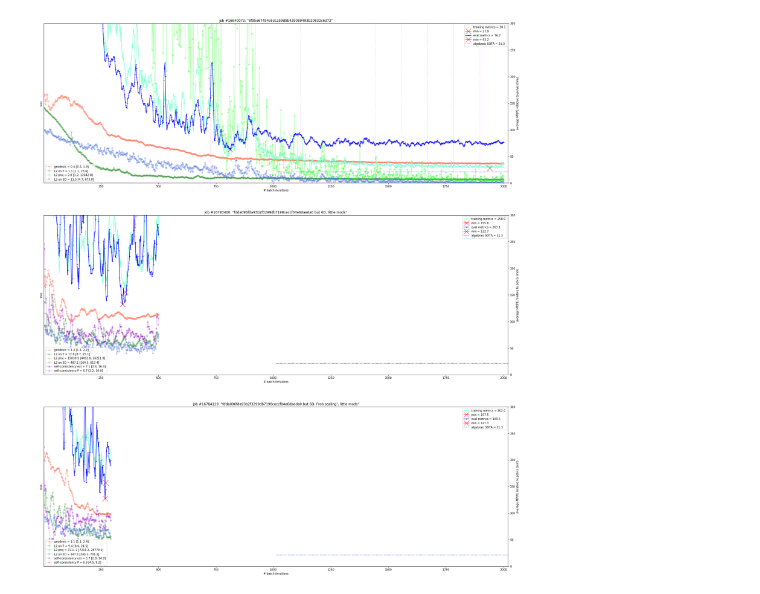
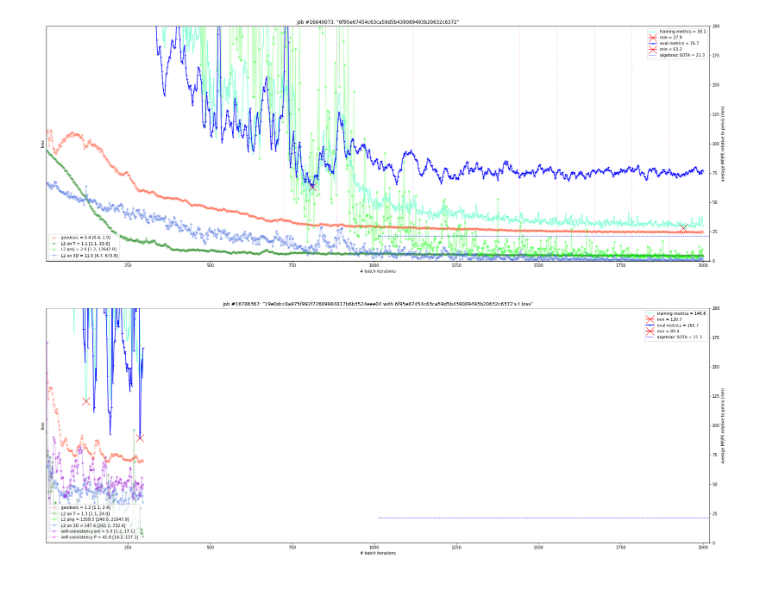
Before and after one commit to karfly/learnable-triangulation-pytorch, a Jupyter notebook: tom.ipynb, the cells around one changed output. Cells and saved outputs as stored; diff of their text form; code cells hidden in the pictures.

```diff
--- a/tom.ipynb
+++ b/tom.ipynb
@@ -61,21 +61,21 @@ def plot_jobs(jobs, titles, training_batch_size=8, metrics_ylim=[0, 1e2], n_max_
 # %%
 jobs = list(zip(*[
     # SOTA superv R|t
     ('16640073', '6f95e67454c63ca59d5b439089493b20632c6372'),  # 16779861
     #('16647158', '=16640073, 10% dataset'),
-    ('16784129', 'fdda096fda93b2f3299db7198ceccf04e6daeda0 but 6D, Frob scaling!, little mods'),
+    ('16786367', '19e0dcc8a975f992f72609984817b6b3524eee04 with 6f95e67454c63ca59d5b439089493b20632c6372\'s t loss'),
 
     # SOTA superv R|t (pelvis sitting on origin => predict just d)
     #('16700068', '=1ac51aa18715346b37153df517d7e9fb94c23ec6 but with Rod'),  # 16700001 with 6D, 16772316 by mean Fro
     #('16781398', 'fdda096fda93b2f3299db7198ceccf04e6daeda0 but 6D and sittin on origin'),
 
     # SOTA unsuperv R|t (pelvis sitting on origin)
     #('16712639', '=6db8028fad6b731816d08678900ca14b94f57dab but no KP centering'),  # 16711084
 
     # SOTA unsuperv 3D, R|t (pelvis sitting on origin)
     #('16731852', '217c24c7eb0790bb825015a696623de0d4177eea but wdecy=2, gclip=0.25'),  # 16731537, 16729378, 16721459
 ]))
 
-plot_jobs(jobs[0], jobs[1], metrics_ylim=[0, 3e2], n_max_epochs=10.1e2)
+plot_jobs(jobs[0], jobs[1], metrics_ylim=[0, 2e2], n_max_epochs=10.1e2)
 # %% [output]
-[figure, old version]
+[figure, new version]
```
Also changed, not shown: 8 other files.
